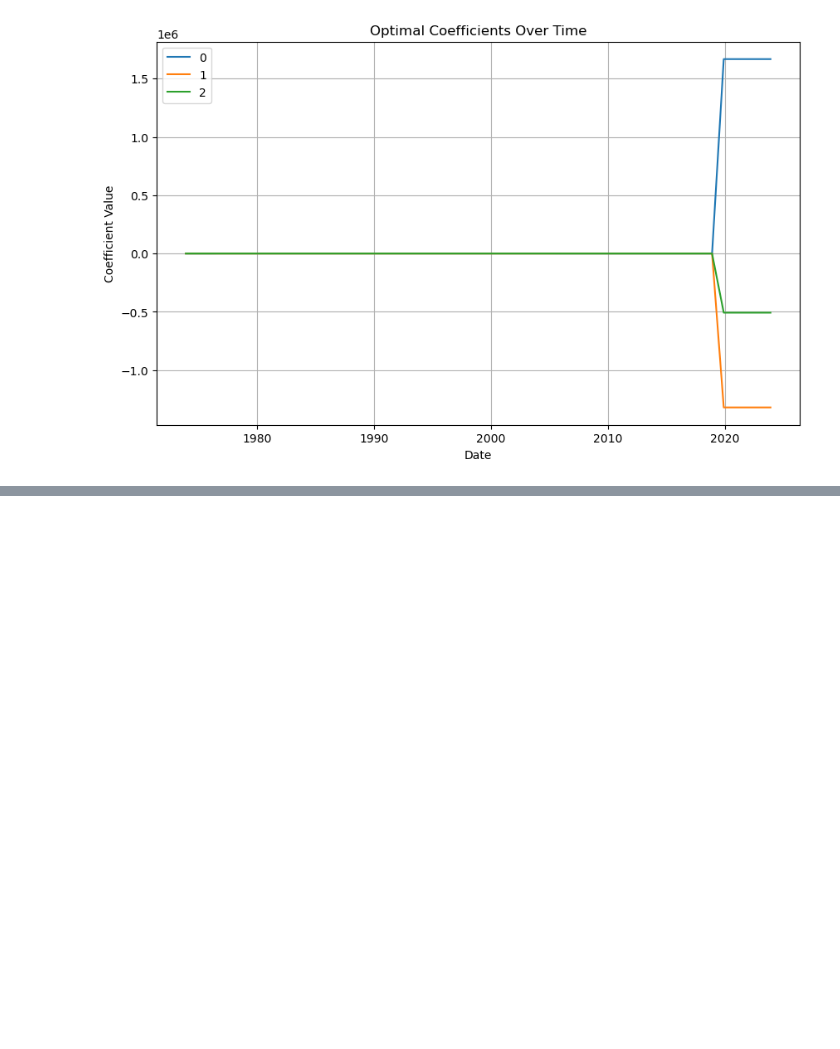
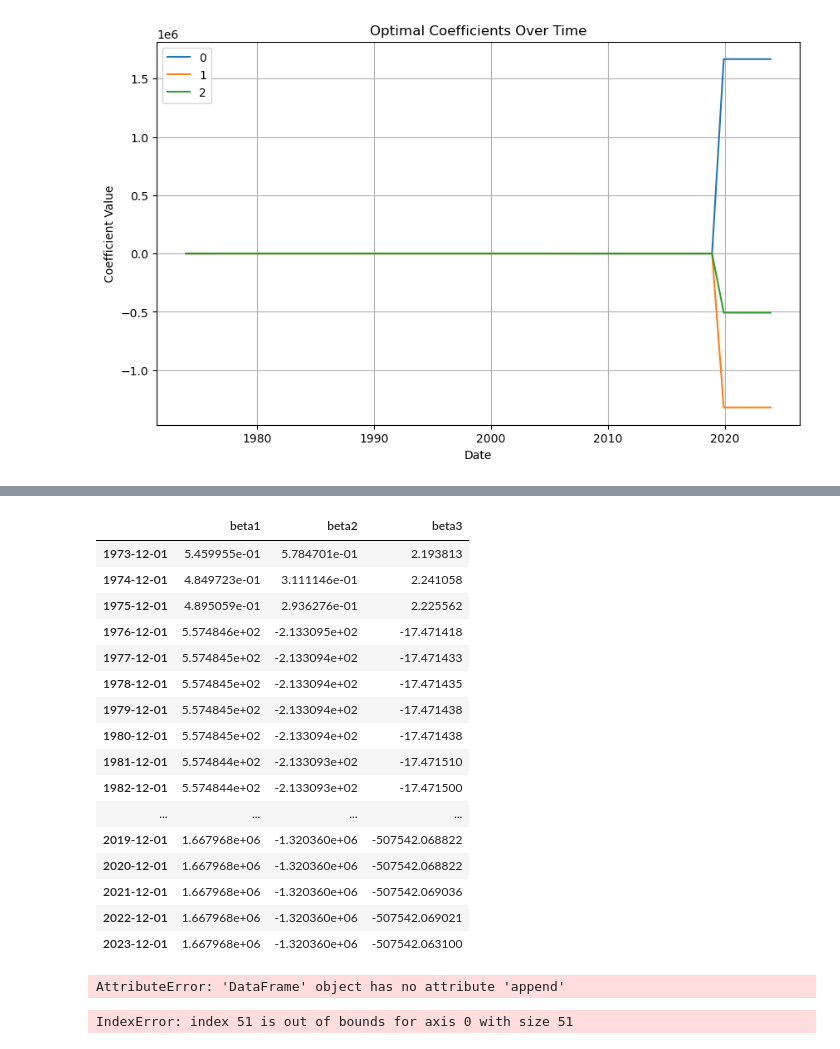
Before and after one commit to DominicPrenovost/TP2-PF-management, a Jupyter notebook: QuestionC3.ipynb, the cells around one changed output, grey strips where cells are left out. Cells and saved outputs as stored; diff of their text form; code cells hidden in the pictures; blank space fills up the shorter version.

```diff
--- a/QuestionC3.ipynb
+++ b/QuestionC3.ipynb
@@ -398,0 +396,60 @@ optimal_betas
+# %%
+# Convertir le dictionnaire en DataFrame
+df_test = pd.DataFrame.from_dict(optimal_betas, orient='index')
+
+# Renommer les colonnes
+df_test.columns = ['beta1', 'beta2', 'beta3']
+
+df_test
+# %% [output]
+|  | beta1 | beta2 | beta3 |
+| 1973-12-01 | 5.459955e-01 | 5.784701e-01 | 2.193813 |
+| 1974-12-01 | 4.849723e-01 | 3.111146e-01 | 2.241058 |
+| 1975-12-01 | 4.895059e-01 | 2.936276e-01 | 2.225562 |
+| 1976-12-01 | 5.574846e+02 | -2.133095e+02 | -17.471418 |
+| 1977-12-01 | 5.574845e+02 | -2.133094e+02 | -17.471433 |
+| 1978-12-01 | 5.574845e+02 | -2.133094e+02 | -17.471435 |
+| 1979-12-01 | 5.574845e+02 | -2.133094e+02 | -17.471438 |
+| 1980-12-01 | 5.574845e+02 | -2.133094e+02 | -17.471438 |
+| 1981-12-01 | 5.574844e+02 | -2.133093e+02 | -17.471510 |
+| 1982-12-01 | 5.574844e+02 | -2.133093e+02 | -17.471500 |
+| ... | ... | ... | ... |
+| 2019-12-01 | 1.667968e+06 | -1.320360e+06 | -507542.068822 |
+| 2020-12-01 | 1.667968e+06 | -1.320360e+06 | -507542.068822 |
+| 2021-12-01 | 1.667968e+06 | -1.320360e+06 | -507542.069036 |
+| 2022-12-01 | 1.667968e+06 | -1.320360e+06 | -507542.069021 |
+| 2023-12-01 | 1.667968e+06 | -1.320360e+06 | -507542.063100 |
+# %%
+# Appeler la fonction Expanding_window_optimization
+optimal_beta = Expanding_window_optimization(standardized_market_caps, standardized_BtoM, standardized_mom, df_48ind)
+
+for i in range(len(market_weights)):
+    beta1 = df_test.iloc[i, 0]  # Prend la valeur de la première colonne de la i-ème ligne de df_test
+    beta2 = df_test.iloc[i, 1]  # Prend la valeur de la deuxième colonne de la i-ème ligne de df_test
+    beta3 = df_test.iloc[i, 2]  # Prend la valeur de la troisième colonne de la i-ème ligne de df_test
+    row_weights = market_weights.iloc[i, :] + (1 / len(market_weights.columns)) * (beta1 * standardized_market_caps.iloc[i, :] + beta2 * standardized_BtoM.iloc[i, :] + beta3 * standardized_mom.iloc[i, :])
+    row_weights_df = pd.DataFrame(row_weights).T  # Convertir la série en DataFrame
+    optimal_weights = optimal_weights.append(row_weights_df)
+
+optimal_weights.columns = market_weights.columns
+optimal_weights.index = market_weights.index
+# %% [output]
+AttributeError: 'DataFrame' object has no attribute 'append'
+# %%
+# Appeler la fonction Expanding_window_optimization
+optimal_beta = Expanding_window_optimization(standardized_market_caps, standardized_BtoM, standardized_mom, df_48ind)
+
+optimal_weights = pd.DataFrame()
+
+for i in range(len(market_weights)):
+    beta1 = df_test.iloc[i, 0]  # Prend la valeur de la première colonne de la i-ème ligne de df_test
+    beta2 = df_test.iloc[i, 1]  # Prend la valeur de la deuxième colonne de la i-ème ligne de df_test
+    beta3 = df_test.iloc[i, 2]  # Prend la valeur de la troisième colonne de la i-ème ligne de df_test
+    row_weights = market_weights.iloc[i, :] + (1 / len(market_weights.columns)) * (beta1 * standardized_market_caps.iloc[i, :] + beta2 * standardized_BtoM.iloc[i, :] + beta3 * standardized_mom.iloc[i, :])
+    row_weights_df = pd.DataFrame(row_weights).T  # Convertir la série en DataFrame
+    optimal_weights = pd.concat([optimal_weights, row_weights_df])
+
+optimal_weights.columns = market_weights.columns
+optimal_weights.index = market_weights.index
+# %% [output]
+IndexError: index 51 is out of bounds for axis 0 with size 51
```
Also changed, not shown: parts of 5 cells of this notebook.
